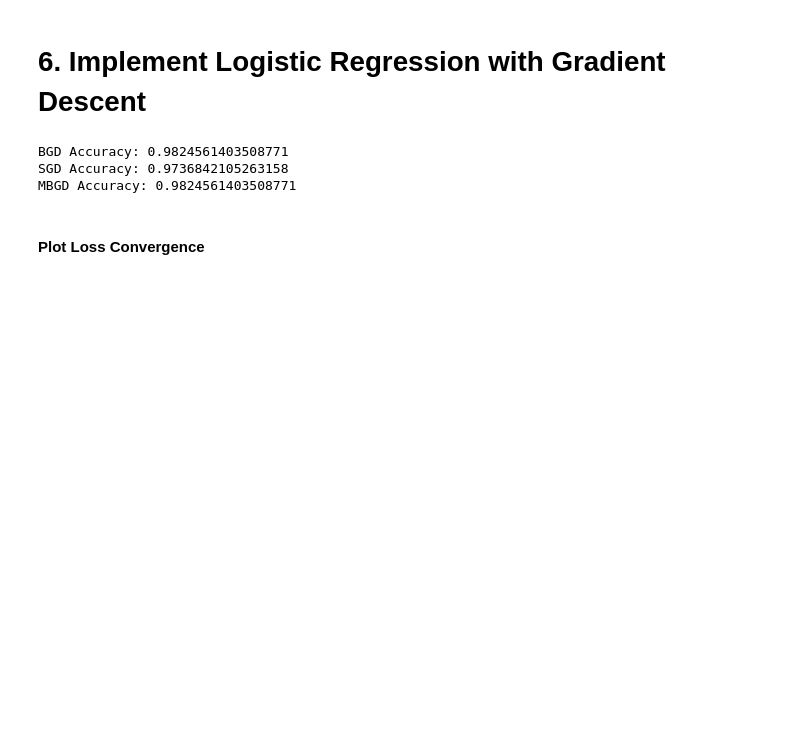
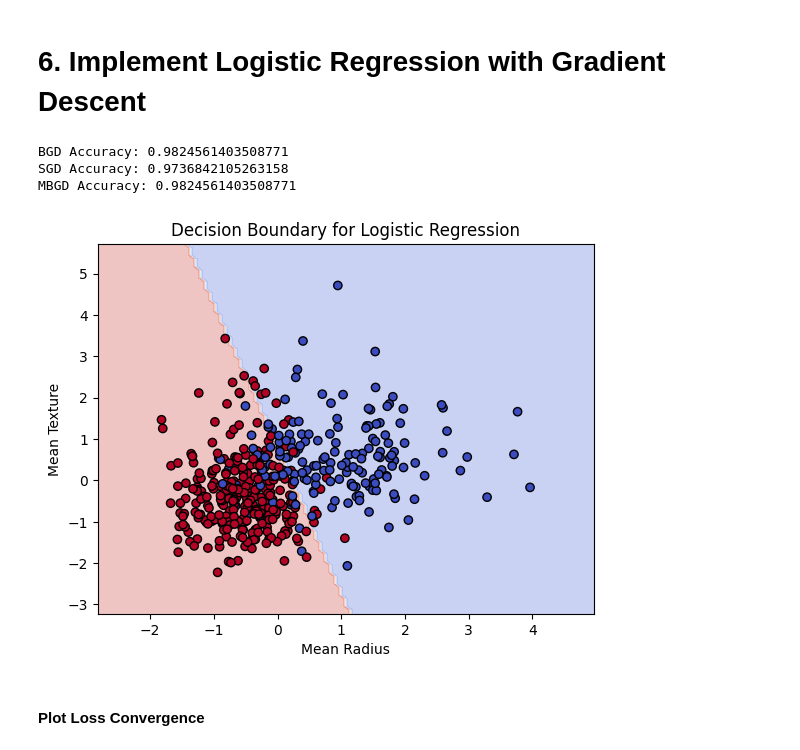
Before and after one commit to omarashraf03/Supervised-Learning, a Jupyter notebook: Task_2/main.ipynb, the cells around one changed output. Drawn from its saved outputs; the diff is of its cells as text; code cells hidden in the pictures; blank space fills up the shorter version.

```diff
--- a/Task_2/main.ipynb
+++ b/Task_2/main.ipynb
@@ -268,6 +288,38 @@ print("MBGD Accuracy:", acc_mbgd)
 BGD Accuracy: 0.9824561403508771
 SGD Accuracy: 0.9736842105263158
 MBGD Accuracy: 0.9824561403508771
+# %%
+import numpy as np
+import matplotlib.pyplot as plt
+
+# Select two features for visualization
+feature_1 = 0  # Mean Radius
+feature_2 = 1  # Mean Texture
+X_vis = X_train[:, [feature_1, feature_2]]
+
+# Train logistic regression model
+log_reg = LogisticRegression()
+log_reg.fit(X_vis, Y_train)
+
+# Generate grid for contour plot
+x_min, x_max = X_vis[:, 0].min() - 1, X_vis[:, 0].max() + 1
+y_min, y_max = X_vis[:, 1].min() - 1, X_vis[:, 1].max() + 1
+xx, yy = np.meshgrid(np.linspace(x_min, x_max, 100),
+                     np.linspace(y_min, y_max, 100))
+
+# Predict on the grid
+Z = log_reg.predict(np.c_[xx.ravel(), yy.ravel()])
+Z = Z.reshape(xx.shape)
+
+# Plot decision boundary
+plt.contourf(xx, yy, Z, alpha=0.3, cmap=plt.cm.coolwarm)
+plt.scatter(X_vis[:, 0], X_vis[:, 1], c=Y_train, edgecolor="k", cmap=plt.cm.coolwarm)
+plt.xlabel("Mean Radius")
+plt.ylabel("Mean Texture")
+plt.title("Decision Boundary for Logistic Regression")
+plt.show()
+# %% [output]
+[figure, added]
 # %% [markdown]
 #### Plot Loss Convergence
 # %%
```
Also changed, not shown: parts of 1 cell of this notebook.
